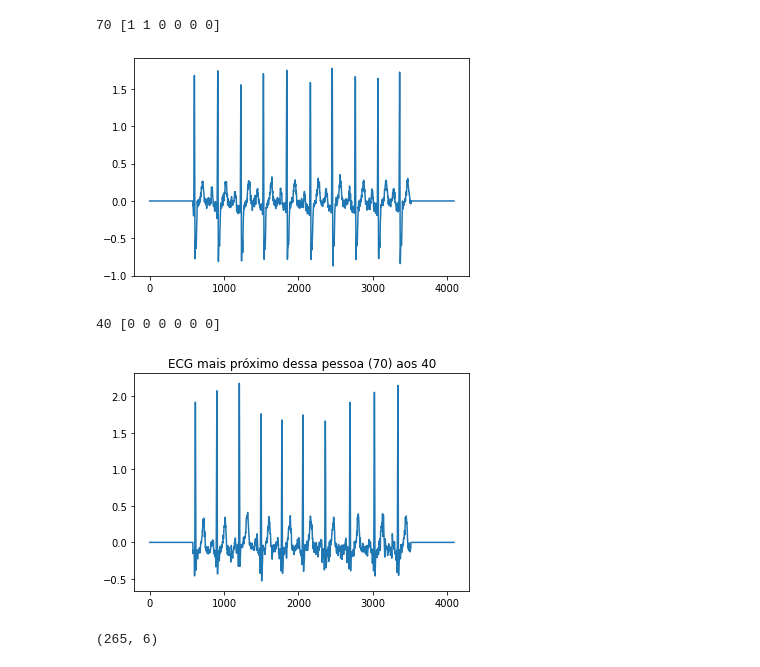
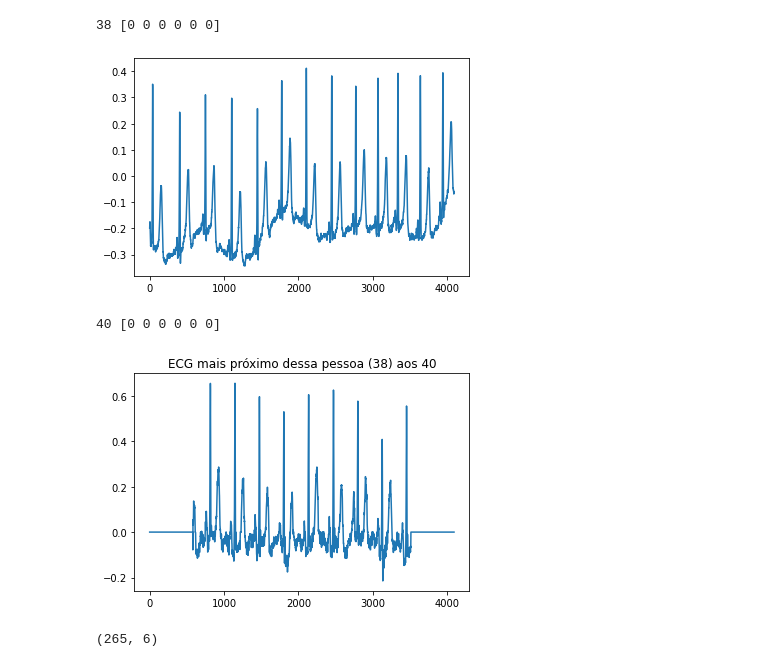
Before and after one commit to EduMio/TP-Causalidade, a Jupyter notebook: notebooks/Test Evaluation.ipynb, the cells around one changed output. Cells and saved outputs as stored; diff of their text form; code cells hidden in the pictures.

```diff
--- a/notebooks/Test Evaluation.ipynb
+++ b/notebooks/Test Evaluation.ipynb
@@ -76,26 +76,26 @@ def GetECGAndLabelsInNewAge(ecg, targetAge):
 
     return ecgClosest, labelsEcgClosest
 # %%
-pessoa = 67
+pessoa = 30
 ecg = M[pessoa, :, ELETRODO_IDX]
 age = GetTestAge(pessoa)
 pessoaLabels = testLabels[pessoa]
 
 print(age, pessoaLabels)
 plt.plot(ecg)
 plt.show()
 
 targetAge = 40
 plt.title('ECG mais próximo dessa pessoa (' + str(age) + ') aos ' + str(targetAge))
 ecgClosest, labelsEcgClosest = GetECGAndLabelsInNewAge(ecg, targetAge)
 print(targetAge, labelsEcgClosest.astype(int))
 plt.plot(ecgClosest)
 plt.show()
 # %% [output]
-70 [1 1 0 0 0 0]
+38 [0 0 0 0 0 0]
-[figure, old version]
+[figure, new version]
 40 [0 0 0 0 0 0]
-[figure, old version]
+[figure, new version]
 # %%
 start = BEG_TRAIN + str(targetAge) + os.sep
 mappings = np.load(start + 'mappings.npy')
```
Also changed, not shown: 5 other files.
